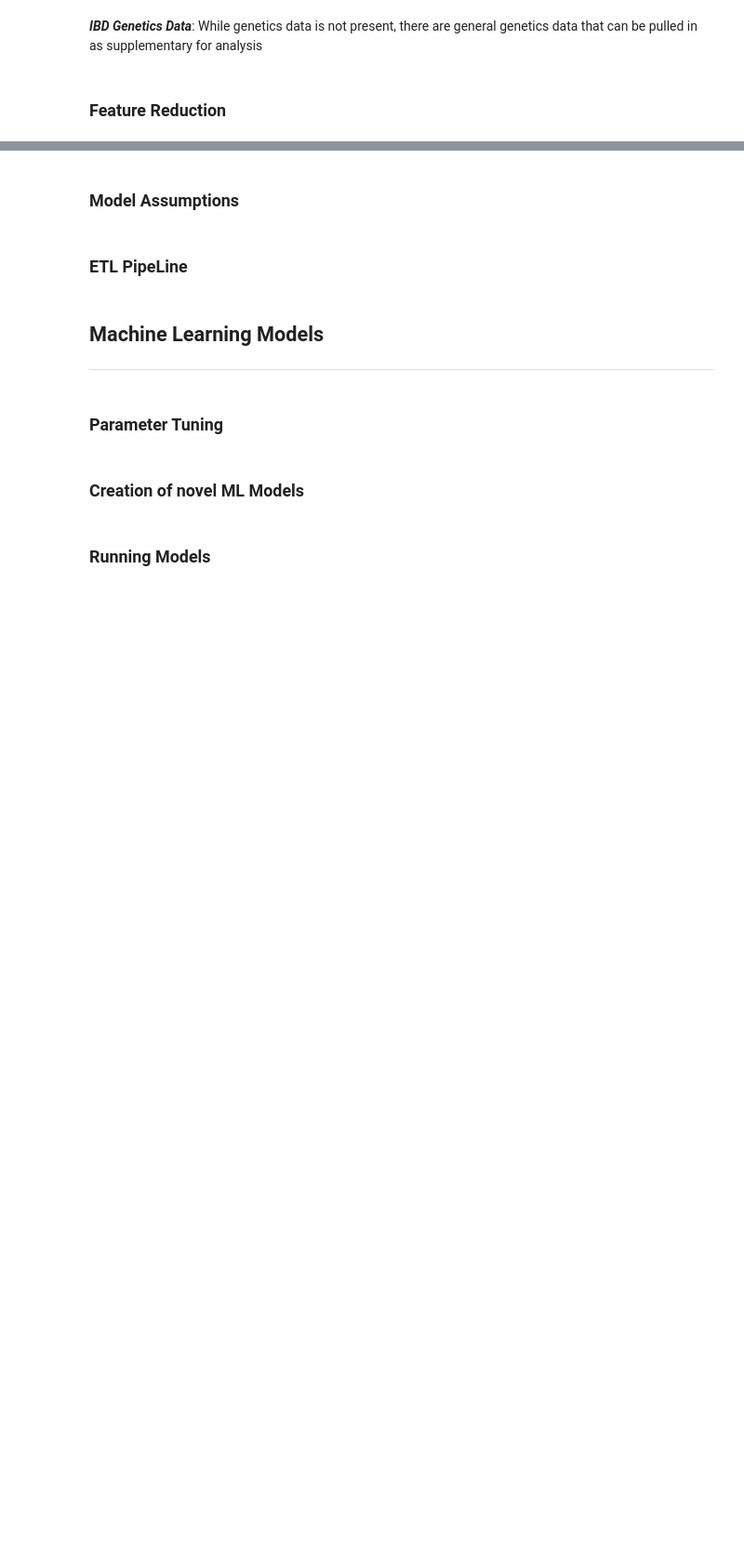
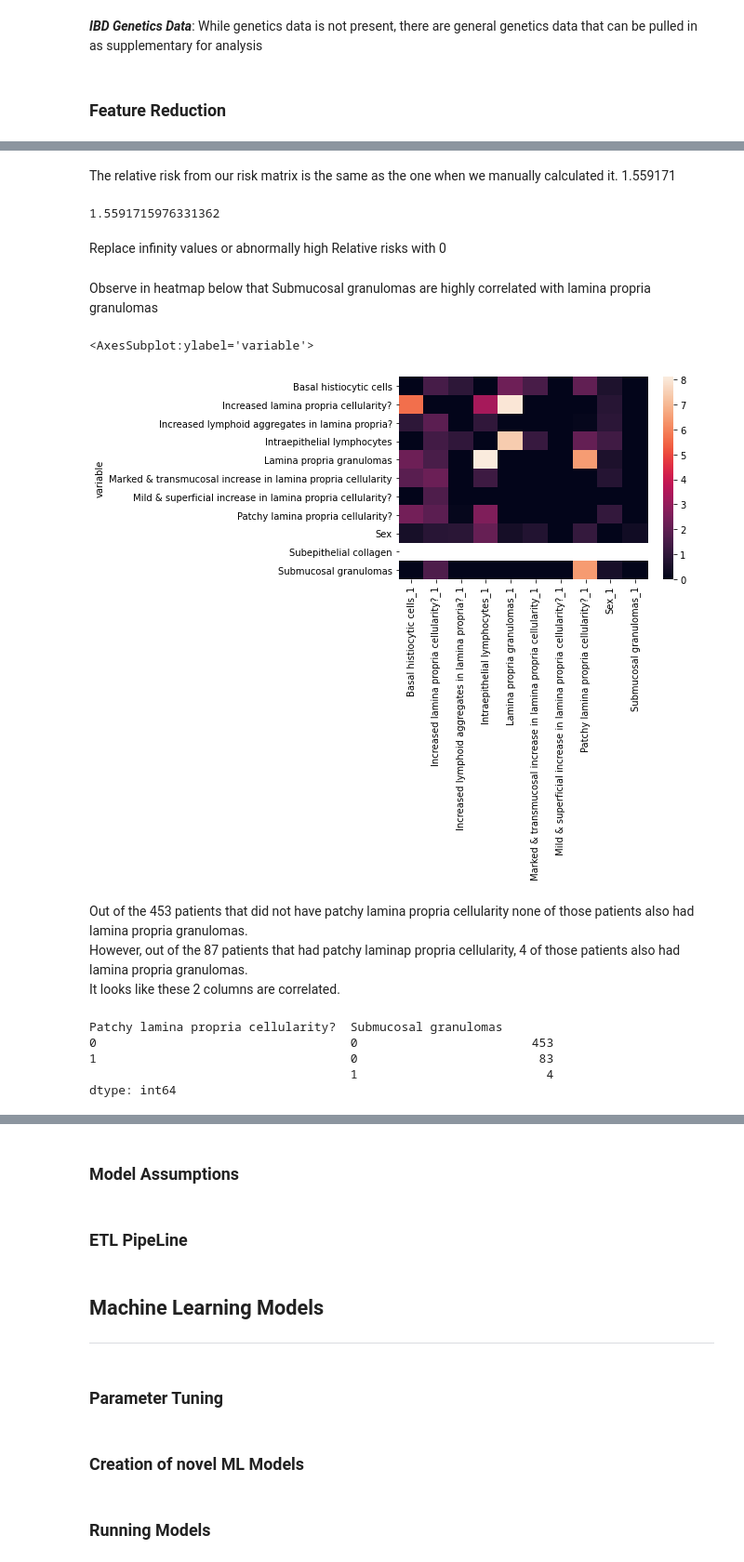
Before and after one commit to pretttyvo/Capstone_B, a Jupyter notebook: Jupyter notebook/CapStone B Final WB.ipynb, the cells around one changed output, grey strips where cells are left out. Shown at 93% size. Saved outputs shown, nothing was run; the diff lists cells and outputs as text; code cells hidden in the pictures; blank space fills up the shorter version.

```diff
--- a/Jupyter notebook/CapStone B Final WB.ipynb
+++ b/Jupyter notebook/CapStone B Final WB.ipynb
@@ -134,0 +401,2 @@ Index(['Year', 'Lab No', 'Age', 'Sex', 'Active inflammation?',
+# %%
+ct = multicolumn_crosstab(X_train.astype(str),binary_vars)
@@ -134,0 +433,4 @@ Index(['Year', 'Lab No', 'Age', 'Sex', 'Active inflammation?',
+# %%
+crossTab     = ct.reset_index()
+noExposureDf = crossTab.loc[crossTab['value']=='0']
+exposureDf   = crossTab.loc[crossTab['value']=='1']
@@ -134,0 +439,5 @@ Index(['Year', 'Lab No', 'Age', 'Sex', 'Active inflammation?',
+# %%
+noExposureDf = noExposureDf.set_index('variable').drop('value',axis=1)
+exposureDf   = exposureDf.set_index('variable').drop('value',axis=1)
+relativeRisks= exposureDf/noExposureDf
+relativeRisks.head()
@@ -134,0 +453,30 @@ Index(['Year', 'Lab No', 'Age', 'Sex', 'Active inflammation?',
+# %% [markdown]
+The relative risk from our risk matrix is the same as the one when we manually calculated it. 1.559171
+# %%
+relativeRisks.loc['Lamina propria granulomas','Increased lamina propria cellularity?_1' ]
+# %% [output]
+1.5591715976331362
+# %% [markdown]
+Replace infinity values or abnormally high Relative risks with 0
+# %%
+relativeRisks = relativeRisks.applymap(lambda cell:0 if cell>20 else cell)
+# %% [markdown]
+Observe in heatmap below that Submucosal granulomas are highly correlated with lamina propria granulomas
+# %%
+symptomPresent = [column for column in ct.columns if '1' in column]
+sns.heatmap(relativeRisks[symptomPresent])
+# %% [output]
+<AxesSubplot:ylabel='variable'>
+[figure, added]
+# %% [markdown]
+Out of the 453 patients that did not have patchy lamina propria cellularity none of those patients also had lamina propria granulomas.<br>
+However, out of the 87 patients that had patchy laminap propria cellularity, 4 of those patients also had lamina propria granulomas.<br>
+It looks like these 2 columns are correlated.
+# %%
+X_train.groupby(['Patchy lamina propria cellularity?','Submucosal granulomas']).size()
+# %% [output]
+Patchy lamina propria cellularity?  Submucosal granulomas
+0                                   0                        453
+1                                   0                         83
+                                    1                          4
+dtype: int64
```
Also changed, not shown: parts of 49 cells of this notebook.
